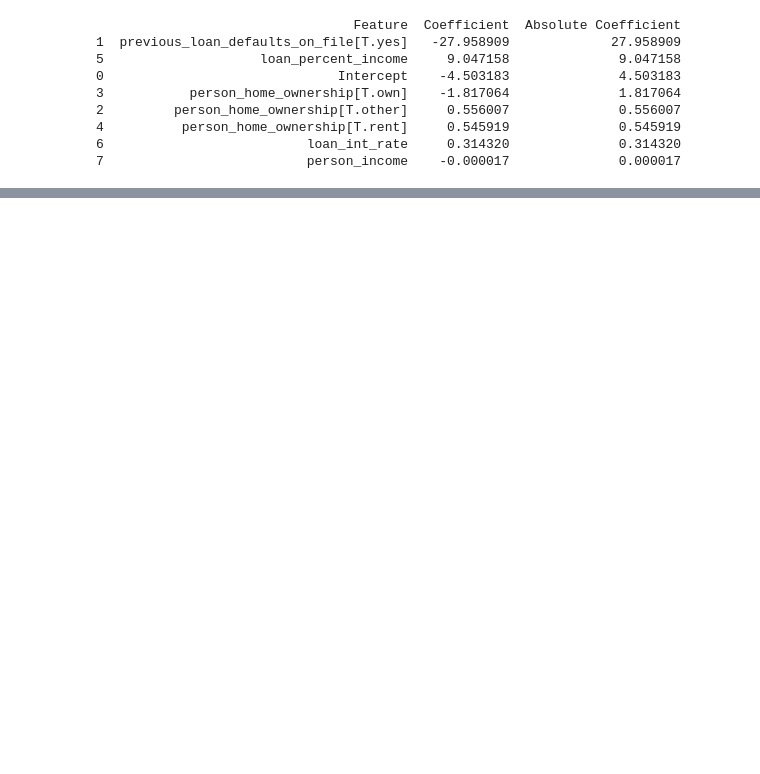
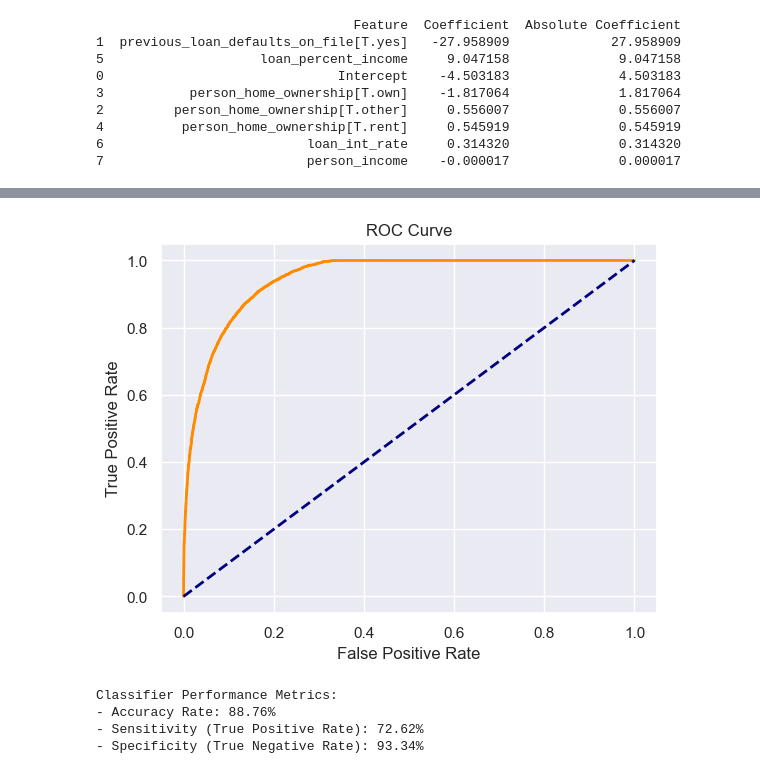
Before and after one commit to isaac-turk/Synchrony-Research-Presentation, a Jupyter notebook: loan_approval.ipynb, the cells around one changed output, grey strips where cells are left out. Drawn from its saved outputs; the diff is of its cells as text; code cells hidden in the pictures; blank space fills up the shorter version.

```diff
--- a/loan_approval.ipynb
+++ b/loan_approval.ipynb
@@ -544,0 +556,7 @@ Testing Accuracy: 0.89
+# %%
+# Calculate pseudo-R^2 and AUC
+prsquared = log_model.prsquared
+auc = roc_auc_score(y_true=df_train['loan_status'], y_score=best_model.predict(df_train))
+print(f"Model Performance Metrics:")
+print(f"- Pseudo R-squared: {prsquared:.3f}")
+print(f"- AUC (Area Under the Curve): {auc:.3f}")
@@ -570,0 +637,28 @@ print(feature_importance)
+# %%
+# Create our ROC curve visualization
+fprs, tprs, thresholds = roc_curve(y_true=df_test['loan_status'], y_score=df_test['phat'])
+def plot_roc(fpr, tpr, auc, lw=2):
+    plt.plot(fpr, tpr, color='darkorange', lw=lw,
+             label='ROC curve (area = '+str(round(auc,3))+')')
+    plt.plot([0, 1], [0, 1], color='navy', lw=lw, linestyle='--')
+    plt.xlabel('False Positive Rate')
+    plt.ylabel('True Positive Rate')
+    plt.title('ROC Curve')
+    plt.show()
+plot_roc(fprs, tprs, auc)
+# %% [output]
+[figure, added]
+# %%
+# Calculate accuracy rate, sensitivity, and specificity
+acc_rate = (tn + tp)/len(df_test)
+sens = tp/(tp + fn)
+spec = tn/(tn + fp)
+print("Classifier Performance Metrics:")
+print(f"- Accuracy Rate: {acc_rate:.2%}")
+print(f"- Sensitivity (True Positive Rate): {sens:.2%}")
+print(f"- Specificity (True Negative Rate): {spec:.2%}")
+# %% [output]
+Classifier Performance Metrics:
+- Accuracy Rate: 88.76%
+- Sensitivity (True Positive Rate): 72.62%
+- Specificity (True Negative Rate): 93.34%
```
Also changed, not shown: parts of 10 cells of this notebook.
